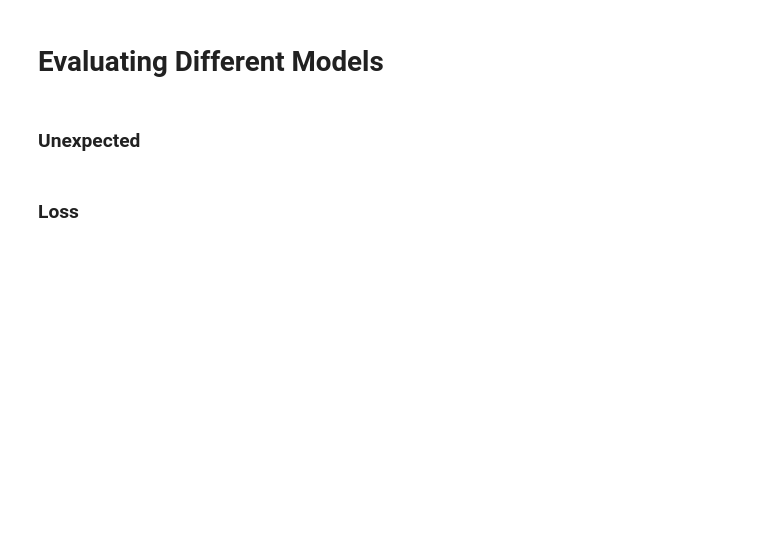
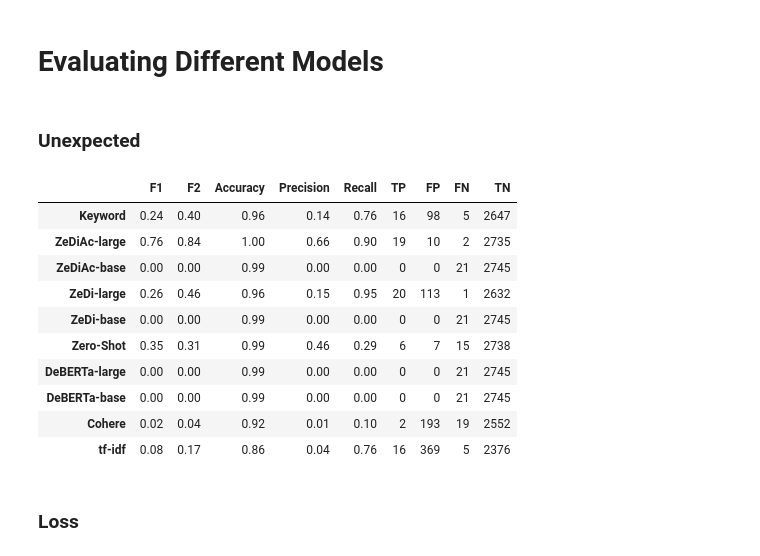
Before and after one commit to felanders/Thesis, a Jupyter notebook: notebooks/Evaluation/Evaluation.ipynb, the cells around one changed output. Drawn from its saved outputs; the diff is of its cells as text; code cells hidden in the pictures; blank space fills up the shorter version.

```diff
--- a/notebooks/Evaluation/Evaluation.ipynb
+++ b/notebooks/Evaluation/Evaluation.ipynb
@@ -244,7 +26,6 @@ unexpected_labels = [
 # %%
-df_llm = pd.read_pickle(base_path/"data/labeling/Eval-LLMs.pkl")
+df_llm = pd.read_pickle(base_path/"data/evaluation/Eval-LLMs.pkl")
 # %%
-gt = pd.read_pickle(base_path/"data/labeling/GT.pkl")
-gt = gt[(gt.labeled == True) & (gt.strategy == "sequential")]
+gt = pd.read_pickle(base_path/"data/evaluation/GT.pkl")
 gt_loss = gt.loss.astype(bool)
 gt_unexpected = gt.unexpected.astype(bool)
@@ -325,9 +166,11 @@ for target in ["loss", "unexpected", "unexpected_loss"]:
                 y_pred = (gt.merge(df, on=["report_id", "paragraph_nr"], how='left')[col]>0.5).tolist()
                 model_pred[target][model] =  y_pred
         if target == "loss":
-            model_pred[target]["Keyword"] = gt.text.apply(lambda x: any([y.lower() in x.lower() for y in loss_labels]))
+            model_pred[target]["Keyword"] = kw_loss
+            model_pred[target]["tf-idf"] = tfidf_loss.astype(bool)
         elif target == "unexpected":
-            model_pred[target]["Keyword"] = gt.text.apply(lambda x: any([y.lower() in x.lower() for y in unexpected_labels]))
+            model_pred[target]["Keyword"] = kw_unexpected
+            model_pred[target]["tf-idf"] = tfidf_unexpected.astype(bool)
     if target != "unexpected_loss":
         model_pred[target]["cohere"] = df_llm[f"cohere_{target}"].apply(lambda x: x == "True")
 # %%
@@ -401,15 +245,29 @@ score_order= ["F1", "F2", "Accuracy", "Precision", "Recall", "TP", "FP", "FN", "
 # %% [markdown]
 ### Unexpected
 # %%
-pd.DataFrame(scores["unexpected"])[model_order].rename(columns=model_map).T.round(2)[score_order].style.highlight_max(props="font-weight:bold;", axis=0, subset=["F1", "F2","Accuracy", "Precision", "Recall", "TP", "TN"]).highlight_min(props="font-weight:bold;", axis=0, subset=["FP", "FN"]).format("{:.2f}", subset=["F1", "F2", "Accuracy","Precision", "Recall"]).format("{:.0f}", ["TP", "TN", "FP", "FN"]).to_latex(
+df_format = pd.DataFrame(scores["unexpected"])[model_order].rename(columns=model_map).T.round(2)[score_order].style.highlight_max(props="font-weight:bold;", axis=0, subset=["F1", "F2","Accuracy", "Precision", "Recall", "TP", "TN"]).highlight_min(props="font-weight:bold;", axis=0, subset=["FP", "FN"]).format("{:.2f}", subset=["F1", "F2", "Accuracy","Precision", "Recall"])
+df_format.format("{:.0f}", ["TP", "TN", "FP", "FN"]).to_latex(
     table_path/"model_eval_unexpected.tex",
     position="H",
     caption="Model performance for \emph{unexpected}.",
     label="tab:model_eval_unexpected",
     environment="longtable",
     convert_css=True,
     hrules=True
 )
+df_format
+# %% [output]
+|  | F1 | F2 | Accuracy | Precision | Recall | TP | FP | FN | TN |
+| Keyword | 0.24 | 0.40 | 0.96 | 0.14 | 0.76 | 16 | 98 | 5 | 2647 |
+| ZeDiAc-large | 0.76 | 0.84 | 1.00 | 0.66 | 0.90 | 19 | 10 | 2 | 2735 |
+| ZeDiAc-base | 0.00 | 0.00 | 0.99 | 0.00 | 0.00 | 0 | 0 | 21 | 2745 |
+| ZeDi-large | 0.26 | 0.46 | 0.96 | 0.15 | 0.95 | 20 | 113 | 1 | 2632 |
+| ZeDi-base | 0.00 | 0.00 | 0.99 | 0.00 | 0.00 | 0 | 0 | 21 | 2745 |
+| Zero-Shot | 0.35 | 0.31 | 0.99 | 0.46 | 0.29 | 6 | 7 | 15 | 2738 |
+| DeBERTa-large | 0.00 | 0.00 | 0.99 | 0.00 | 0.00 | 0 | 0 | 21 | 2745 |
+| DeBERTa-base | 0.00 | 0.00 | 0.99 | 0.00 | 0.00 | 0 | 0 | 21 | 2745 |
+| Cohere | 0.02 | 0.04 | 0.92 | 0.01 | 0.10 | 2 | 193 | 19 | 2552 |
+| tf-idf | 0.08 | 0.17 | 0.86 | 0.04 | 0.76 | 16 | 369 | 5 | 2376 |
 # %% [markdown]
 ### Loss
 # %%
```
Also changed, not shown: parts of 37 cells of this notebook, 20 other files.
